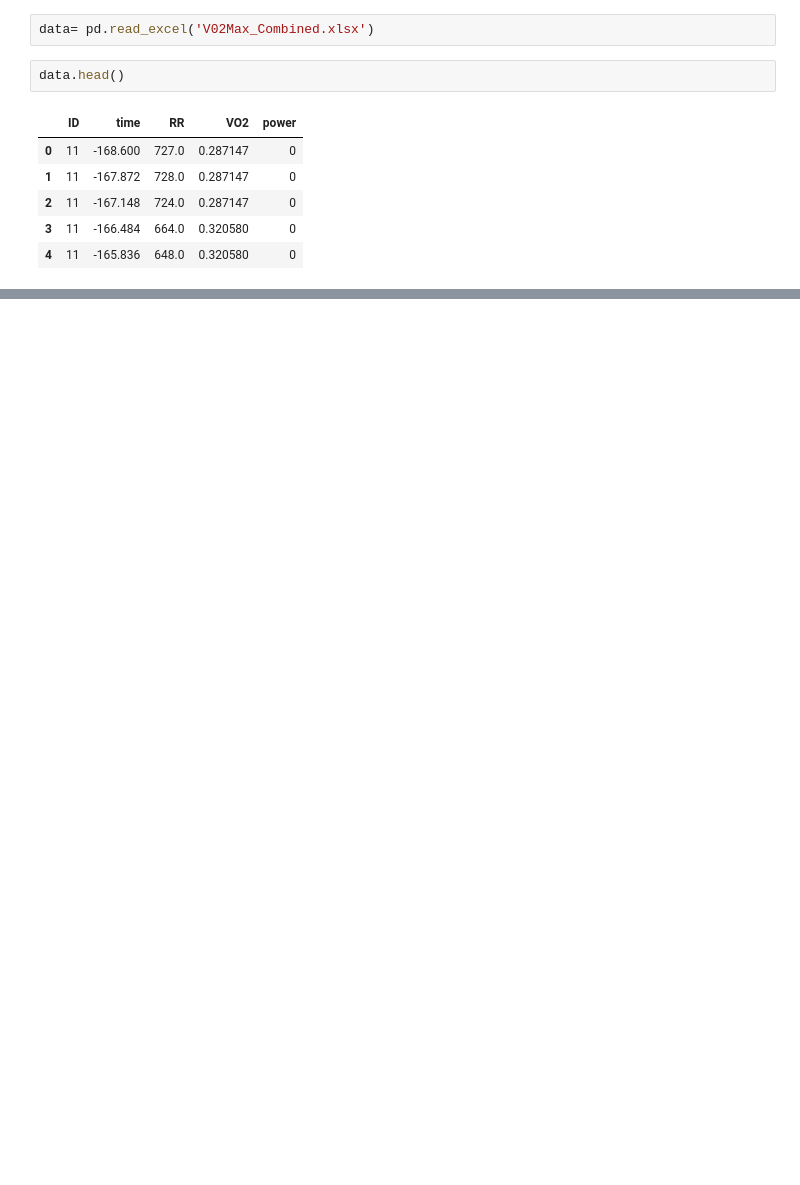
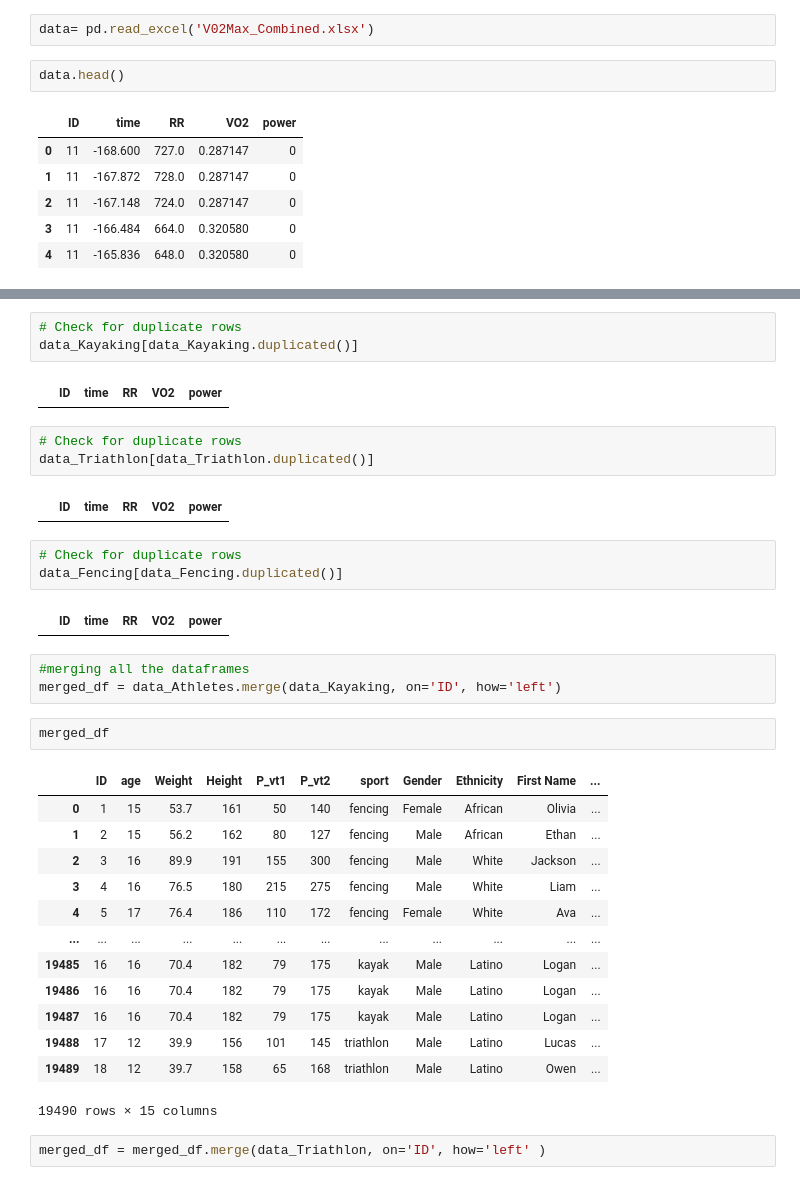
Before and after one commit to Sujithra-Emmanuel/PyMinds_Aug2024, a Jupyter notebook: Python_Hackathon_Aug2024_1to20.ipynb, the cells around one changed output, grey strips where cells are left out. Saved outputs shown, nothing was run; the diff lists cells and outputs as text; blank space fills up the shorter version.

```diff
--- a/Python_Hackathon_Aug2024_1to20.ipynb
+++ b/Python_Hackathon_Aug2024_1to20.ipynb
@@ -37,0 +69,36 @@ data_Kayaking.head()
+# %%
+# Check for duplicate rows
+data_Kayaking[data_Kayaking.duplicated()]
+# %% [output]
+|  | ID | time | RR | VO2 | power |
+# %%
+# Check for duplicate rows
+data_Triathlon[data_Triathlon.duplicated()]
+# %% [output]
+|  | ID | time | RR | VO2 | power |
+# %%
+# Check for duplicate rows
+data_Fencing[data_Fencing.duplicated()]
+# %% [output]
+|  | ID | time | RR | VO2 | power |
+# %%
+#merging all the dataframes
+merged_df = data_Athletes.merge(data_Kayaking, on='ID', how='left')
+# %%
+merged_df
+# %% [output]
+|  | ID | age | Weight | Height | P_vt1 | P_vt2 | sport | Gender | Ethnicity | First Name | ... |
+| 0 | 1 | 15 | 53.7 | 161 | 50 | 140 | fencing | Female | African | Olivia | ... |
+| 1 | 2 | 15 | 56.2 | 162 | 80 | 127 | fencing | Male | African | Ethan | ... |
+| 2 | 3 | 16 | 89.9 | 191 | 155 | 300 | fencing | Male | White | Jackson | ... |
+| 3 | 4 | 16 | 76.5 | 180 | 215 | 275 | fencing | Male | White | Liam | ... |
+| 4 | 5 | 17 | 76.4 | 186 | 110 | 172 | fencing | Female | White | Ava | ... |
+| ... | ... | ... | ... | ... | ... | ... | ... | ... | ... | ... | ... |
+| 19485 | 16 | 16 | 70.4 | 182 | 79 | 175 | kayak | Male | Latino | Logan | ... |
+| 19486 | 16 | 16 | 70.4 | 182 | 79 | 175 | kayak | Male | Latino | Logan | ... |
+| 19487 | 16 | 16 | 70.4 | 182 | 79 | 175 | kayak | Male | Latino | Logan | ... |
+| 19488 | 17 | 12 | 39.9 | 156 | 101 | 145 | triathlon | Male | Latino | Lucas | ... |
+| 19489 | 18 | 12 | 39.7 | 158 | 65 | 168 | triathlon | Male | Latino | Owen | ... |
+19490 rows × 15 columns
+# %%
+merged_df = merged_df.merge(data_Triathlon, on='ID', how='left' )
```
Also changed, not shown: parts of 16 cells of this notebook, 1 other file.
